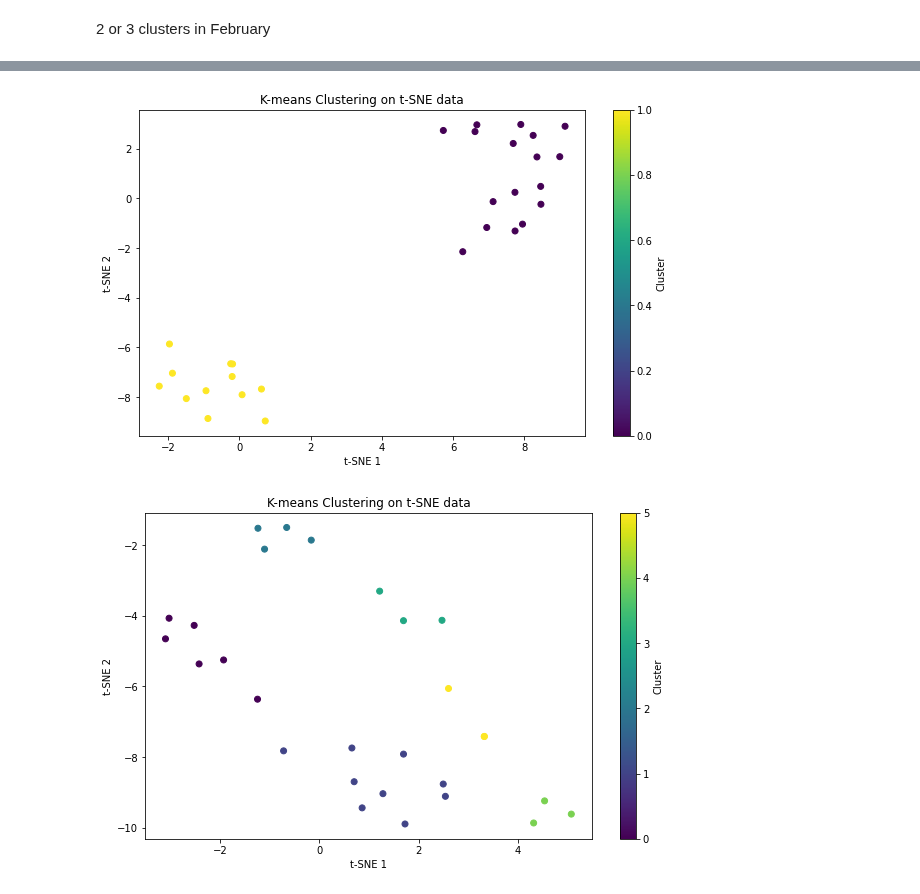
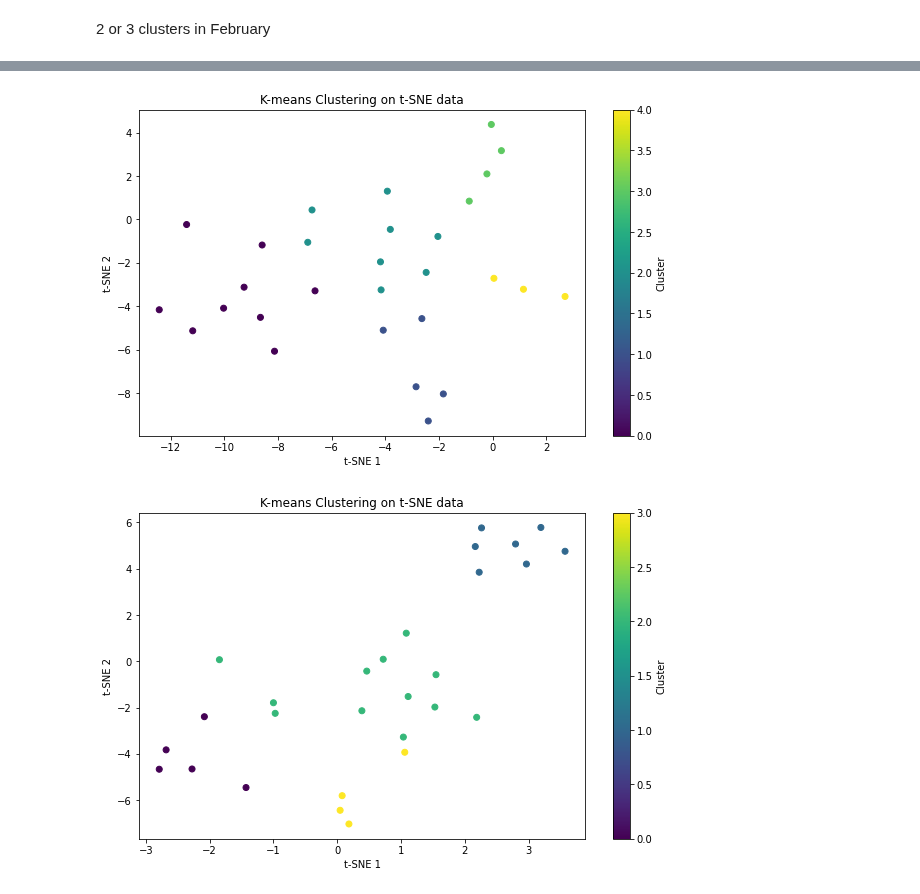
Before and after one commit to henrysun9074/fishics, a Jupyter notebook: models/Q2B/tsne.ipynb, the cells around one changed output, grey strips where cells are left out. Drawn from its saved outputs; the diff is of its cells as text; code cells hidden in the pictures.

Commit message:
Prepare for plotting

```diff
--- a/models/Q2B/tsne.ipynb
+++ b/models/Q2B/tsne.ipynb
@@ -10,4 +10,6 @@ import pandas as pd
 df = pd.read_csv('/Users/henrysun_1/Desktop/Duke/2024-2025/Summer 2024/fishics/models/Q2A/allseasons.csv')
 df = df.drop(['Unnamed: 0'], axis=1)
 df = df[df['sampling_bout']=='Aug_23']
-fish_asvs = df.iloc[:, 11:]
+# df = df.iloc[:,:-8]
+fish_asvs = df.iloc[:, 11:-8]
+fish_asvs
@@ -269,6 +320,6 @@ See the caveats in the documentation: https://pandas.pydata.org/pandas-docs/stab
 # %%
 #June
-kmeans = KMeans(n_clusters=2, random_state=42)
+kmeans = KMeans(n_clusters=5, random_state=42)
 df1['cluster'] = kmeans.fit_predict(df1[['tSNE1', 'tSNE2']])
 plt.figure(figsize=(10, 6))
 plt.scatter(df1['tSNE1'], df1['tSNE2'], c=df1['cluster'], cmap='viridis', marker='o')
@@ -278,20 +329,20 @@ plt.title('K-means Clustering on t-SNE data')
 plt.colorbar(label='Cluster')
 plt.show()
 # %% [output]
-[figure, old version]
+[figure, new version]
 # %%
 # August
-kmeans = KMeans(n_clusters=6, random_state=42)
+kmeans = KMeans(n_clusters=4, random_state=42)
 df['cluster'] = kmeans.fit_predict(df[['tSNE1', 'tSNE2']])
 plt.figure(figsize=(10, 6))
 plt.scatter(df['tSNE1'], df['tSNE2'], c=df['cluster'], cmap='viridis', marker='o')
 plt.xlabel('t-SNE 1')
 plt.ylabel('t-SNE 2')
 plt.title('K-means Clustering on t-SNE data')
 plt.colorbar(label='Cluster')
 plt.show()
 # %% [output]
-[figure, old version]
+[figure, new version]
 # %%
 for_plot = pd.concat([df, df1, data])
 for_plot
```
Also changed, not shown: parts of 10 cells of this notebook, 2 other files.
